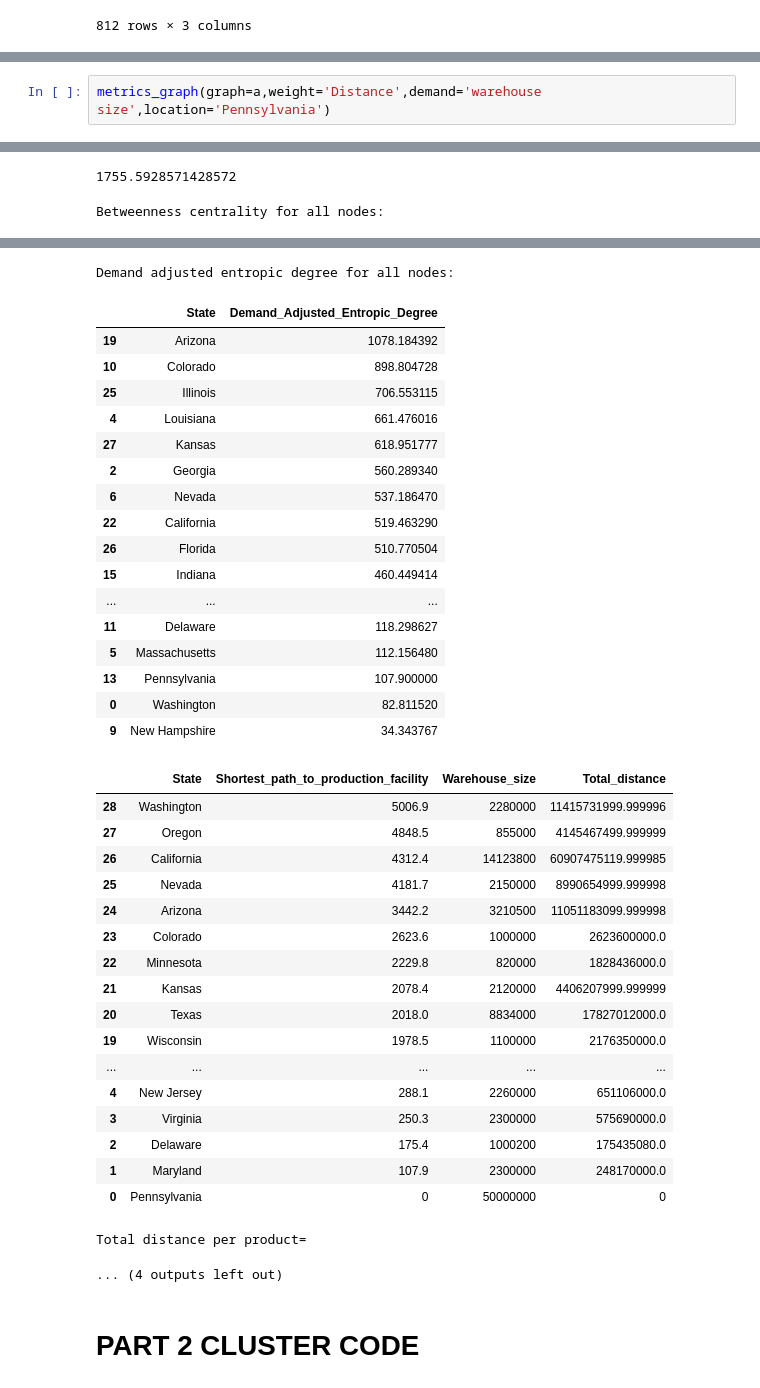
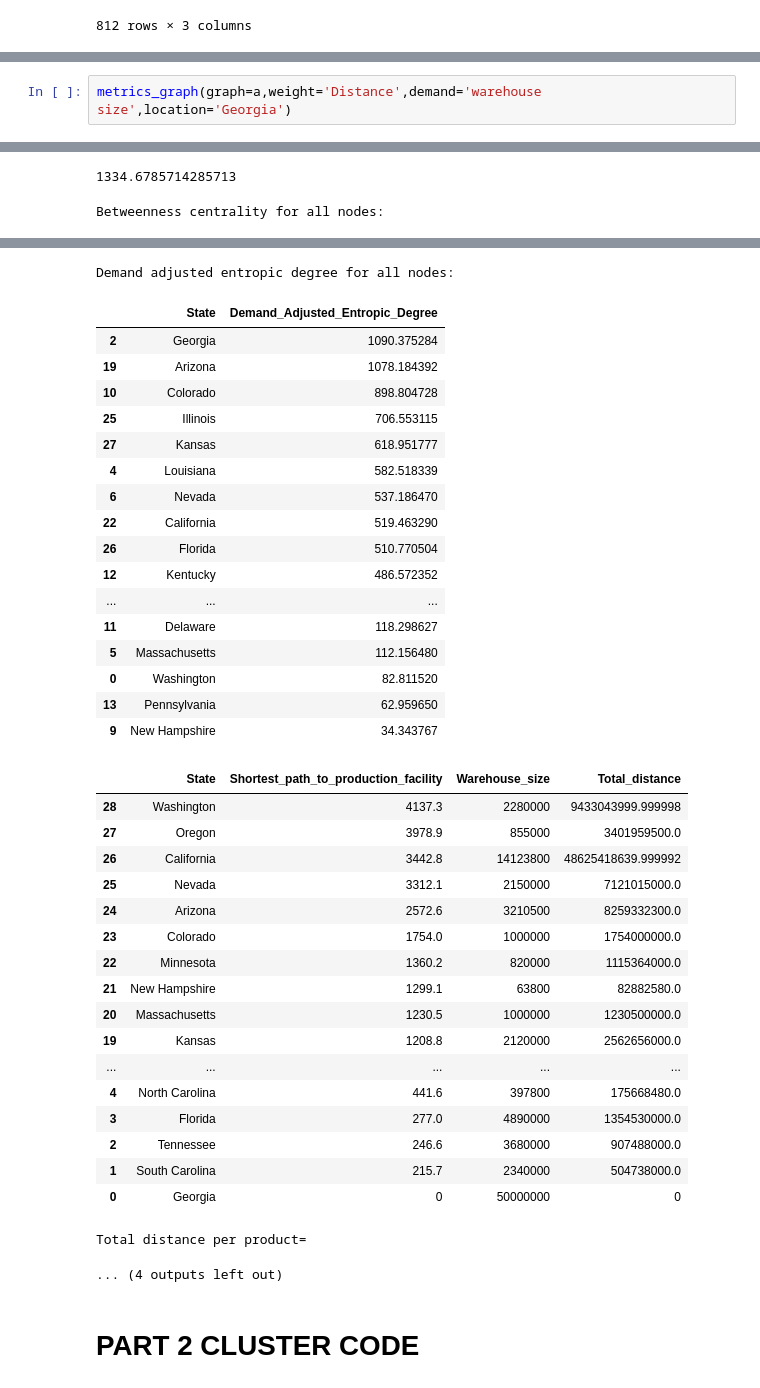
Before and after one commit to kelvinengee/network, a Jupyter notebook: Mississippi.ipynb, the cells around one changed output, grey strips where cells are left out. Drawn from its saved outputs; the diff is of its cells as text.

```diff
--- a/Mississippi.ipynb
+++ b/Mississippi.ipynb
@@ -776,5 +790,5 @@ Mississippi_Graph.nodes["Louisiana"]["warehouse size"] = 8350000
 # %%
-metrics_graph(graph=a,weight='Distance',demand='warehouse size',location='Pennsylvania')
+metrics_graph(graph=a,weight='Distance',demand='warehouse size',location='Georgia')
 # %% [output]
 Closeness centrality for all nodes:
 |  | State | Closeness_centrality |
@@ -815,58 +829,58 @@ Shortest path to production center:
 Average shortest path to production center:
-1755.5928571428572
+1334.6785714285713
 Betweenness centrality for all nodes:
 |  | State | Betweenness_centrality |
 | 2 | Georgia | 0.595238 |
 | 15 | Indiana | 0.560847 |
 | 18 | Tennessee | 0.518519 |
 | 12 | Kentucky | 0.515873 |
 | 25 | Illinois | 0.489418 |
 | 7 | South Carolina | 0.452381 |
 | 20 | North Carolina | 0.423280 |
 | 21 | Virginia | 0.388889 |
 | 1 | Maryland | 0.362434 |
 | 27 | Kansas | 0.349206 |
 | ... | ... | ... |
 | 13 | Pennsylvania | 0.000000 |
 | 9 | New Hampshire | 0.000000 |
 | 23 | Minnesota | 0.000000 |
 | 3 | Texas | 0.000000 |
 | 0 | Washington | 0.000000 |
 Demand adjusted entropic degree for all nodes:
 |  | State | Demand_Adjusted_Entropic_Degree |
+| 2 | Georgia | 1090.375284 |
 | 19 | Arizona | 1078.184392 |
 | 10 | Colorado | 898.804728 |
 | 25 | Illinois | 706.553115 |
-| 4 | Louisiana | 661.476016 |
 | 27 | Kansas | 618.951777 |
-| 2 | Georgia | 560.289340 |
+| 4 | Louisiana | 582.518339 |
 | 6 | Nevada | 537.186470 |
 | 22 | California | 519.463290 |
 | 26 | Florida | 510.770504 |
-| 15 | Indiana | 460.449414 |
+| 12 | Kentucky | 486.572352 |
 | ... | ... | ... |
 | 11 | Delaware | 118.298627 |
 | 5 | Massachusetts | 112.156480 |
-| 13 | Pennsylvania | 107.900000 |
 | 0 | Washington | 82.811520 |
+| 13 | Pennsylvania | 62.959650 |
 | 9 | New Hampshire | 34.343767 |
 |  | State | Shortest_path_to_production_facility | Warehouse_size | Total_distance |
-| 28 | Washington | 5006.9 | 2280000 | 11415731999.999996 |
-| 27 | Oregon | 4848.5 | 855000 | 4145467499.999999 |
-| 26 | California | 4312.4 | 14123800 | 60907475119.999985 |
-| 25 | Nevada | 4181.7 | 2150000 | 8990654999.999998 |
-| 24 | Arizona | 3442.2 | 3210500 | 11051183099.999998 |
-| 23 | Colorado | 2623.6 | 1000000 | 2623600000.0 |
-| 22 | Minnesota | 2229.8 | 820000 | 1828436000.0 |
-| 21 | Kansas | 2078.4 | 2120000 | 4406207999.999999 |
-| 20 | Texas | 2018.0 | 8834000 | 17827012000.0 |
-| 19 | Wisconsin | 1978.5 | 1100000 | 2176350000.0 |
+| 28 | Washington | 4137.3 | 2280000 | 9433043999.999998 |
+| 27 | Oregon | 3978.9 | 855000 | 3401959500.0 |
+| 26 | California | 3442.8 | 14123800 | 48625418639.999992 |
+| 25 | Nevada | 3312.1 | 2150000 | 7121015000.0 |
+| 24 | Arizona | 2572.6 | 3210500 | 8259332300.0 |
+| 23 | Colorado | 1754.0 | 1000000 | 1754000000.0 |
+| 22 | Minnesota | 1360.2 | 820000 | 1115364000.0 |
+| 21 | New Hampshire | 1299.1 | 63800 | 82882580.0 |
+| 20 | Massachusetts | 1230.5 | 1000000 | 1230500000.0 |
+| 19 | Kansas | 1208.8 | 2120000 | 2562656000.0 |
 | ... | ... | ... | ... | ... |
-| 4 | New Jersey | 288.1 | 2260000 | 651106000.0 |
-| 3 | Virginia | 250.3 | 2300000 | 575690000.0 |
-| 2 | Delaware | 175.4 | 1000200 | 175435080.0 |
-| 1 | Maryland | 107.9 | 2300000 | 248170000.0 |
-| 0 | Pennsylvania | 0 | 50000000 | 0 |
+| 4 | North Carolina | 441.6 | 397800 | 175668480.0 |
+| 3 | Florida | 277.0 | 4890000 | 1354530000.0 |
+| 2 | Tennessee | 246.6 | 3680000 | 907488000.0 |
+| 1 | South Carolina | 215.7 | 2340000 | 504738000.0 |
+| 0 | Georgia | 0 | 50000000 | 0 |
 Total distance per product=
 ... (4 outputs left out)
 # %% [markdown]
```
Also changed, not shown: parts of 9 cells of this notebook.
